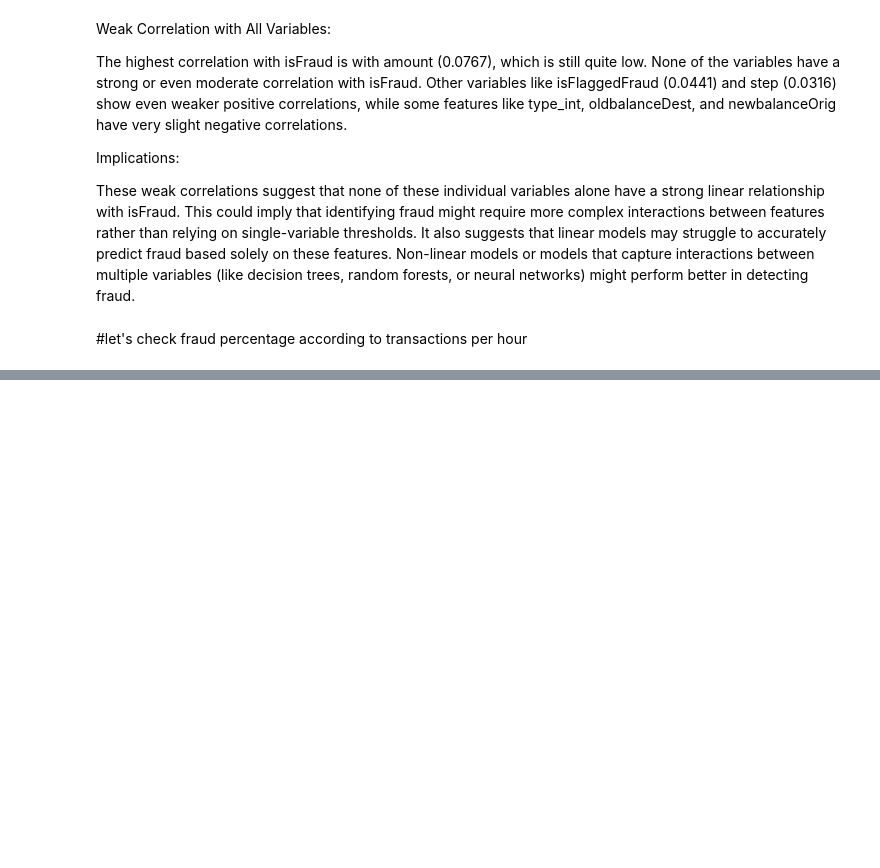
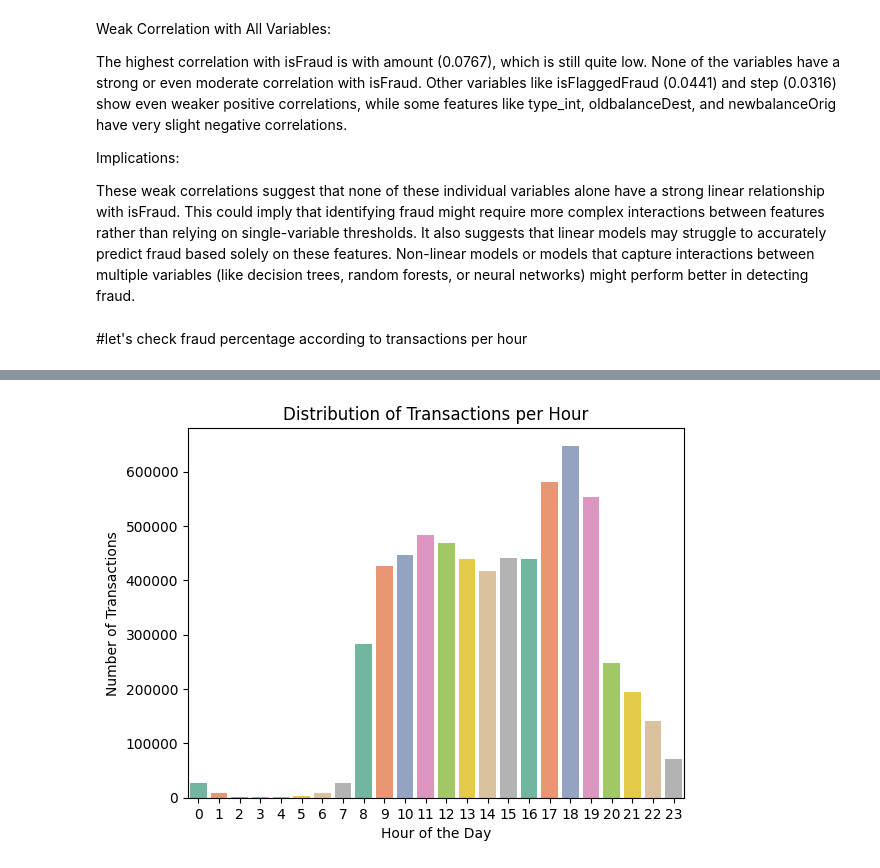
Before and after one commit to viktoruebelhart/analyzing-financial-fraud, a Jupyter notebook: analyzing_financial_fraud.ipynb, the cells around one changed output, grey strips where cells are left out. Drawn from its saved outputs; the diff is of its cells as text; code cells hidden in the pictures; blank space fills up the shorter version.

```diff
--- a/analyzing_financial_fraud.ipynb
+++ b/analyzing_financial_fraud.ipynb
@@ -496,7 +815,7 @@ It also suggests that linear models may struggle to accurately predict fraud bas
 #let's check fraud percentage according to transactions per hour
 # %%
 # Create a new column 'hour_of_day' representing the hour of the day (0-23)
-df['hour_of_day'] = df['step'] % 24
+df['hour_of_day'] = (df['step'] - 1) % 24
 # %%
 # Calculate the total number of transactions per hour
 transactions_per_hour = df.groupby('hour_of_day').size()
@@ -504,0 +842,8 @@ print(transactions_per_hour)
+# %%
+sns.countplot(x='hour_of_day', data=df, palette='Set2')
+plt.title('Distribution of Transactions per Hour')
+plt.xlabel('Hour of the Day')
+plt.ylabel('Number of Transactions')
+plt.show()
+# %% [output]
+[figure, added]
```
Also changed, not shown: parts of 53 cells of this notebook.
